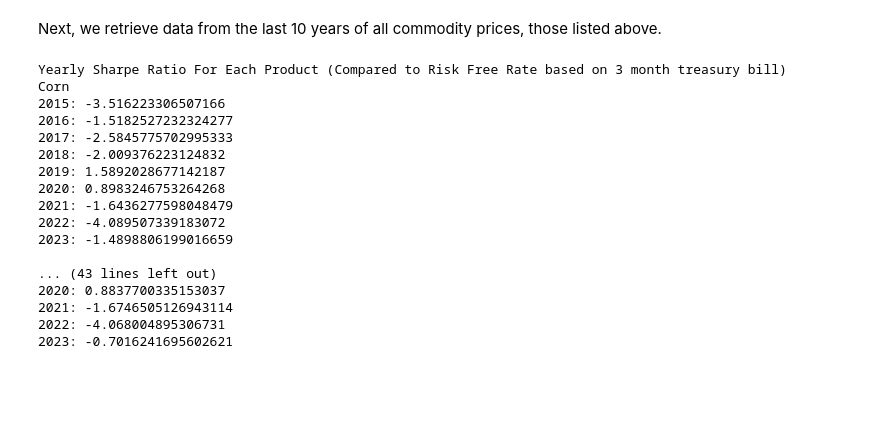
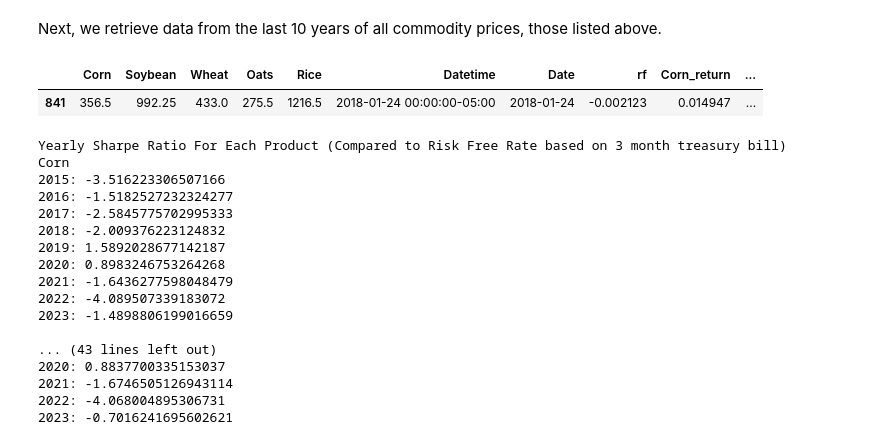
Before and after one commit to ireinman/Fintech, a Jupyter notebook: sharpe_index.ipynb, the cells around one changed output. Cells and saved outputs as stored; diff of their text form; code cells hidden in the pictures; blank space fills up the shorter version.

```diff
--- a/sharpe_index.ipynb
+++ b/sharpe_index.ipynb
@@ -47,6 +47,12 @@ for product in products:
 df_futures['Datetime'] = df_futures.index
 df_futures.reset_index(drop=True, inplace=True)
 df_futures['Date'] = df_futures['Datetime'].dt.date
+# %%
+# get the dataframe values on the date 2018-01-23
+df_futures[df_futures['Date'] == pd.to_datetime('2018-01-24').date()]
+# %% [output]
+|  | Corn | Soybean | Wheat | Oats | Rice | Datetime | Date | rf | Corn_return | ... |
+| 841 | 356.5 | 992.25 | 433.0 | 275.5 | 1216.5 | 2018-01-24 00:00:00-05:00 | 2018-01-24 | -0.002123 | 0.014947 | ... |
 # %%
 df_futures = df_futures.merge(rf[['Date', 'Return']], on='Date', how='left')
 df_futures.rename(columns={'Return': 'rf'}, inplace=True)
```
